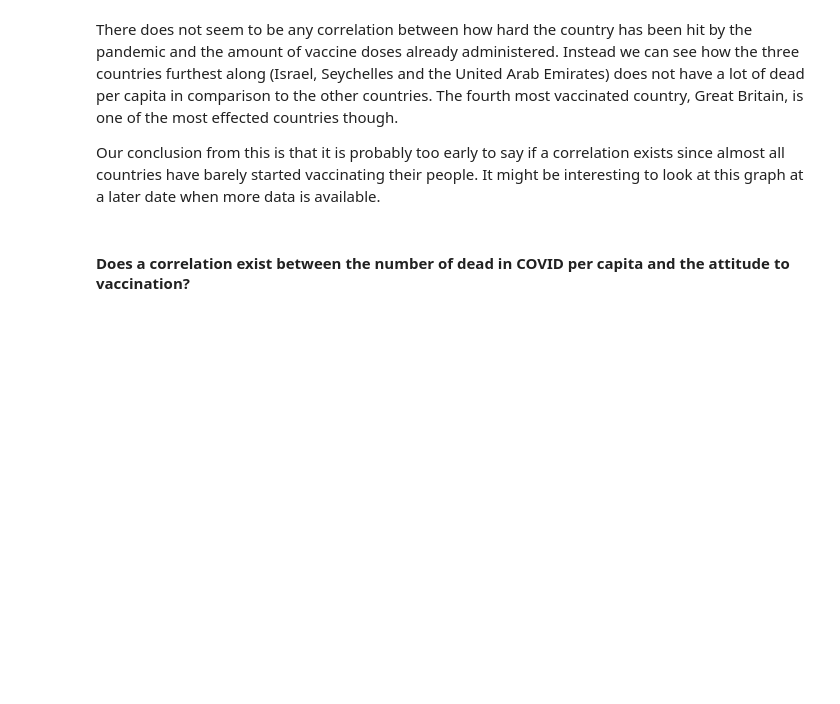
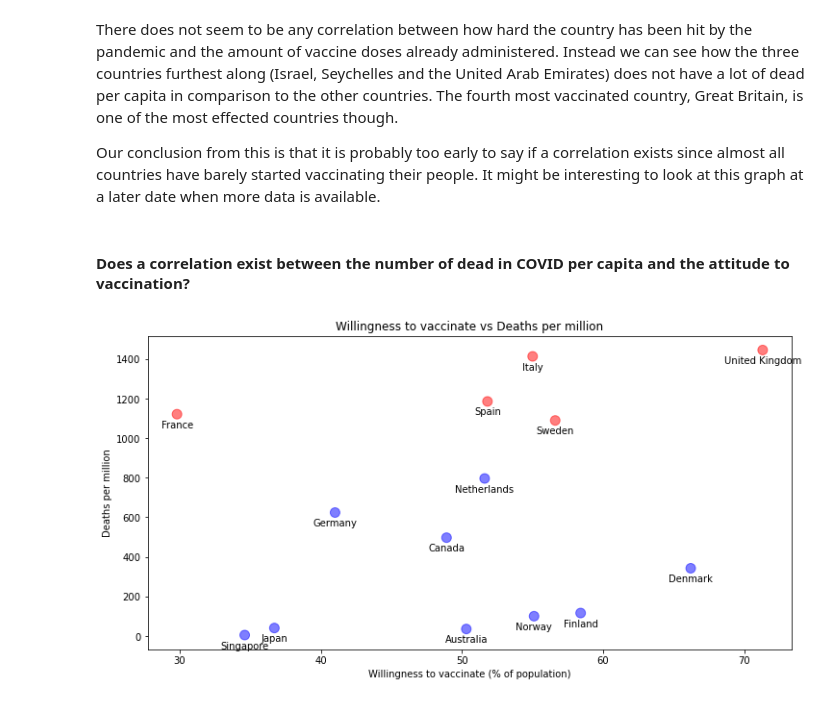
Before and after one commit to ponbac/AI-course, a Jupyter notebook: assignment1.ipynb, the cells around one changed output. Drawn from its saved outputs; the diff is of its cells as text; code cells hidden in the pictures; blank space fills up the shorter version.

```diff
--- a/assignment1.ipynb
+++ b/assignment1.ipynb
@@ -361,9 +359,10 @@ from datetime import datetime
 # Convert Date column into python datetime-object
 # df_vaccines['Date'] = df_vaccines['Date'].apply(lambda x: datetime.strptime(x, '%Y-%m-%d'))
 
-# Renaming column for country name to match the other datasets
+# Renaming column for simplicity
 df_covid.rename(columns={'location': 'Entity', 'total_deaths_per_million': 'Deaths per million'}, inplace=True)
 df_vaccines.rename(columns={'total_vaccinations_per_hundred': 'Vaccinations per hundred'}, inplace=True)
+df_covid_attitude.rename(columns={'willingness_covid_vaccinate_this_week': 'Willingness to vaccinate'}, inplace=True)
 
 # Cleaning data, removing NaN-values
 df_covid.dropna(subset=['Deaths per million'], inplace=True)
@@ -371,16 +370,18 @@ df_covid.dropna(subset=['Deaths per million'], inplace=True)
 # Removing irrelevant columns
 df_covid = pd.DataFrame(df_covid, columns=['Entity', 'Deaths per million'])
 df_vaccines = pd.DataFrame(df_vaccines, columns=['Entity', 'Date', 'Vaccinations per hundred'])
+df_covid_attitude = pd.DataFrame(df_covid_attitude, columns=['Entity', 'Willingness to vaccinate'])
 
 # Keep only the latest data for each country
 df_vaccines.drop_duplicates(subset=['Entity'], keep='last', inplace=True)
 df_covid.drop_duplicates(subset=['Entity'], keep='last', inplace=True)
+df_covid_attitude.drop_duplicates(subset=['Entity'], keep='last', inplace=True)
 
 # Removing non-countries
 df_vaccines = df_vaccines[df_vaccines['Entity'] != 'European Union']
 df_vaccines = df_vaccines[df_vaccines['Entity'] != 'World']
 df_covid = df_covid[df_covid['Entity'] != 'World']
 
-# Merging the two dataframes
+# Creating two dataframes, one for deaths and vaccinations and one for deaths and willingness to vaccinate
 df_covid_merge = df_vaccines.merge(df_covid, on='Entity', how='outer').dropna(subset=['Vaccinations per hundred', 'Deaths per million'])
-# df_covid_merge
+df_covid_attitude_merge = df_covid_attitude.merge(df_covid, on='Entity', how='outer').dropna(subset=['Willingness to vaccinate'])
@@ -415,3 +432,38 @@ There does not seem to be any correlation between how hard the country has been
 Our conclusion from this is that it is probably too early to say if a correlation exists since almost all countries have barely started vaccinating their people. It might be interesting to look at this graph at a later date when more data is available.
 # %% [markdown]
 #### Does a correlation exist between the number of dead in COVID per capita and the attitude to vaccination?
+# %%
+x = df_covid_attitude_merge['Willingness to vaccinate']
+y = df_covid_attitude_merge['Deaths per million']
+labels = df_covid_attitude_merge['Entity']
+
+# Color the most effected countries
+colors = ['red' if entry > 1000 else 'blue' for entry in y]
+
+# Create the figure and axes objects
+fig, ax = plt.subplots(1, figsize=(12, 6))
+
+# Plot the scatter points
+ax.scatter(x, y,
+           color=colors,
+           s=100,
+           alpha=0.5,
+           linewidths=1)
+
+# Add the country names as labels
+for x_pos, y_pos, label in zip(x, y, labels):
+    ax.annotate(label,
+                xy=(x_pos, y_pos),
+                xytext=(0, -16),
+                textcoords='offset points',
+                ha='center',
+                va='bottom')
+
+# Add x, y and title labels
+plt.title('Willingness to vaccinate vs Deaths per million')
+plt.xlabel('Willingness to vaccinate (% of population)')
+plt.ylabel('Deaths per million')
+
+plt.show()
+# %% [output]
+[figure, added]
```
Also changed, not shown: parts of 5 cells of this notebook.
